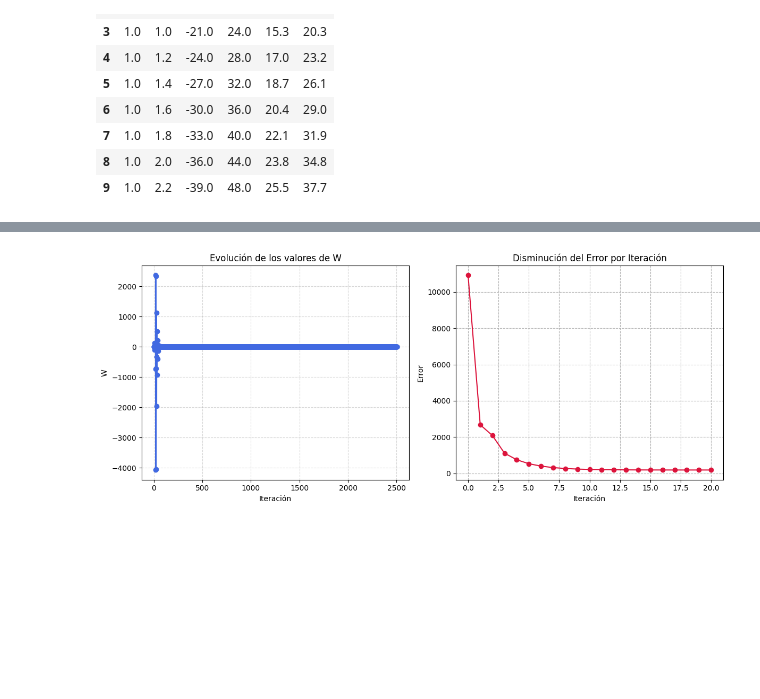
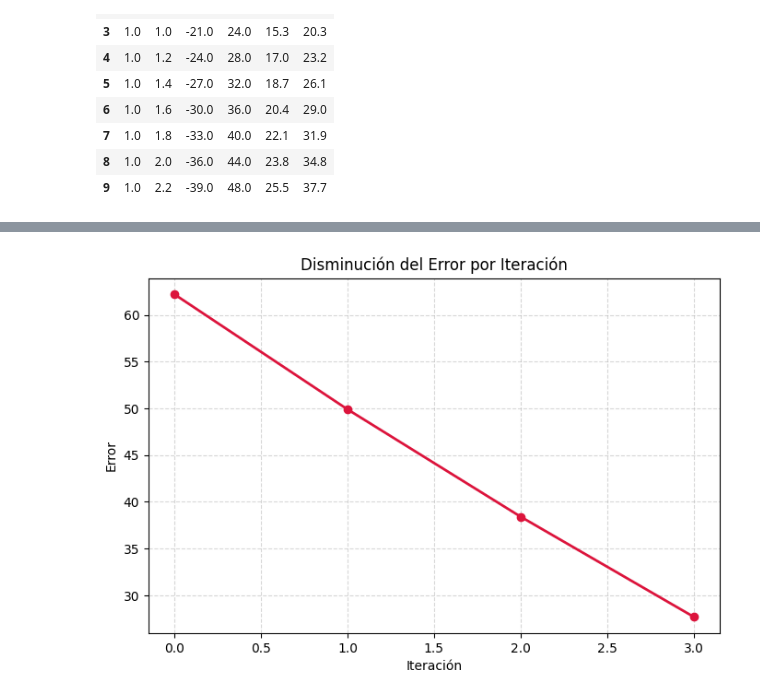
Before and after one commit to Pinedah/ESCOM_machine-learning, a Jupyter notebook: parcial1/bgd.ipynb, the cells around one changed output, grey strips where cells are left out. Saved outputs shown, nothing was run; the diff lists cells and outputs as text; code cells hidden in the pictures; blank space fills up the shorter version.

Commit message:
feat: practica bgd ok con prints solicitados

```diff
--- a/parcial1/bgd.ipynb
+++ b/parcial1/bgd.ipynb
@@ -26,7 +24,7 @@ def bgd(X, Y, W_inicial, alpha):
 from sklearn.model_selection import train_test_split # Importamos el método para dividir el dataset
 
 
-def aplicar_bgd(dataset, iteraciones, W, alpha, error_ideal=0.01):
+def aplicar_bgd_ajusteAplha(dataset, iteraciones, W, alpha, error_ideal=0.01):
     print("ESTE ES EL W ORIGINAL ", W)
     if len(W) != len(dataset.iloc[0]) - 1:
         print("Las dimensiones del vector W y del dataset no coinciden")
@@ -60,7 +58,7 @@ def aplicar_bgd(dataset, iteraciones, W, alpha, error_ideal=0.01):
         for j in range(len(dataset_test)):
             evaluacion = np.dot(dataset_test.iloc[j,:-1], W)
             error_test = abs(evaluacion - dataset_test[columna_objetivo].iloc[j])
-            print(f"Test {i}: evaluacion = {evaluacion} | Y = {dataset_test[columna_objetivo].iloc[j]} ERROR=({error_test})")
+            print(f"Test {i}| Y = {dataset_test[columna_objetivo].iloc[j]} ERROR=({error_test})")
             suma_errores_iteracion += error_test
 
         print(f"Suma total de errores = {suma_errores_iteracion}")
@@ -199,7 +241,7 @@ multivariable
 | 8 | 1.0 | 2.0 | -36.0 | 44.0 | 23.8 | 34.8 |
 | 9 | 1.0 | 2.2 | -39.0 | 48.0 | 25.5 | 37.7 |
 # %%
-W_final_multivariable, W_arreglo_multivariable, errores_arreglo_multivariable = aplicar_bgd(multivariable, 500, [0.0, 0.0, 0.0, 0.0, 0.0], 0.01)
+W_final_multivariable, W_arreglo_multivariable, errores_arreglo_multivariable = aplicar_bgd(multivariable, 4, [0.0, 0.0, 0.0, 0.0, 0.0], 0.000006)
 # %% [output]
 ESTE ES EL W ORIGINAL  [0.0, 0.0, 0.0, 0.0, 0.0]
 
@@ -238,26 +263,17 @@ Suma total de errores = 192.30757056303912
 # %%
+import matplotlib.pyplot as plt
+import numpy as np
 
-# Convertir W a numpy y obtener solo un componente si tiene varios
-W_vals = np.array(W_arreglo_multivariable, dtype=float).flatten()
+# Convertir a numpy por si acaso
+errores = np.array(errores_arreglo_multivariable, dtype=float).flatten()
 
-# Crear figura con 2 subplots uno al lado del otro
-fig, axs = plt.subplots(1, 2, figsize=(12, 5))
-
-# --- Gráfico 1: evolución de W ---
-axs[0].plot(range(len(W_vals)), W_vals, color='royalblue', marker='o')
-axs[0].set_title('Evolución de los valores de W')
-axs[0].set_xlabel('Iteración')
-axs[0].set_ylabel('W')
-axs[0].grid(True, linestyle='--', alpha=0.5)
-
-# --- Gráfico 2: evolución del error ---
-axs[1].plot(range(len(errores_arreglo_multivariable)), errores_arreglo_multivariable, color='crimson', marker='o')
-axs[1].set_title('Disminución del Error por Iteración')
-axs[1].set_xlabel('Iteración')
-axs[1].set_ylabel('Error')
-axs[1].grid(True, linestyle='--', alpha=1)
-
-plt.tight_layout()
+# Crear la figura
+plt.figure(figsize=(8, 5))
+plt.plot(range(len(errores)), errores, marker='o', color='crimson', linewidth=2)
+plt.title('Disminución del Error por Iteración')
+plt.xlabel('Iteración')
+plt.ylabel('Error')
+plt.grid(True, linestyle='--', alpha=0.5)
 plt.show()
 # %% [output]
-[figure, old version]
+[figure, new version]
```
Also changed, not shown: parts of 8 cells of this notebook.
